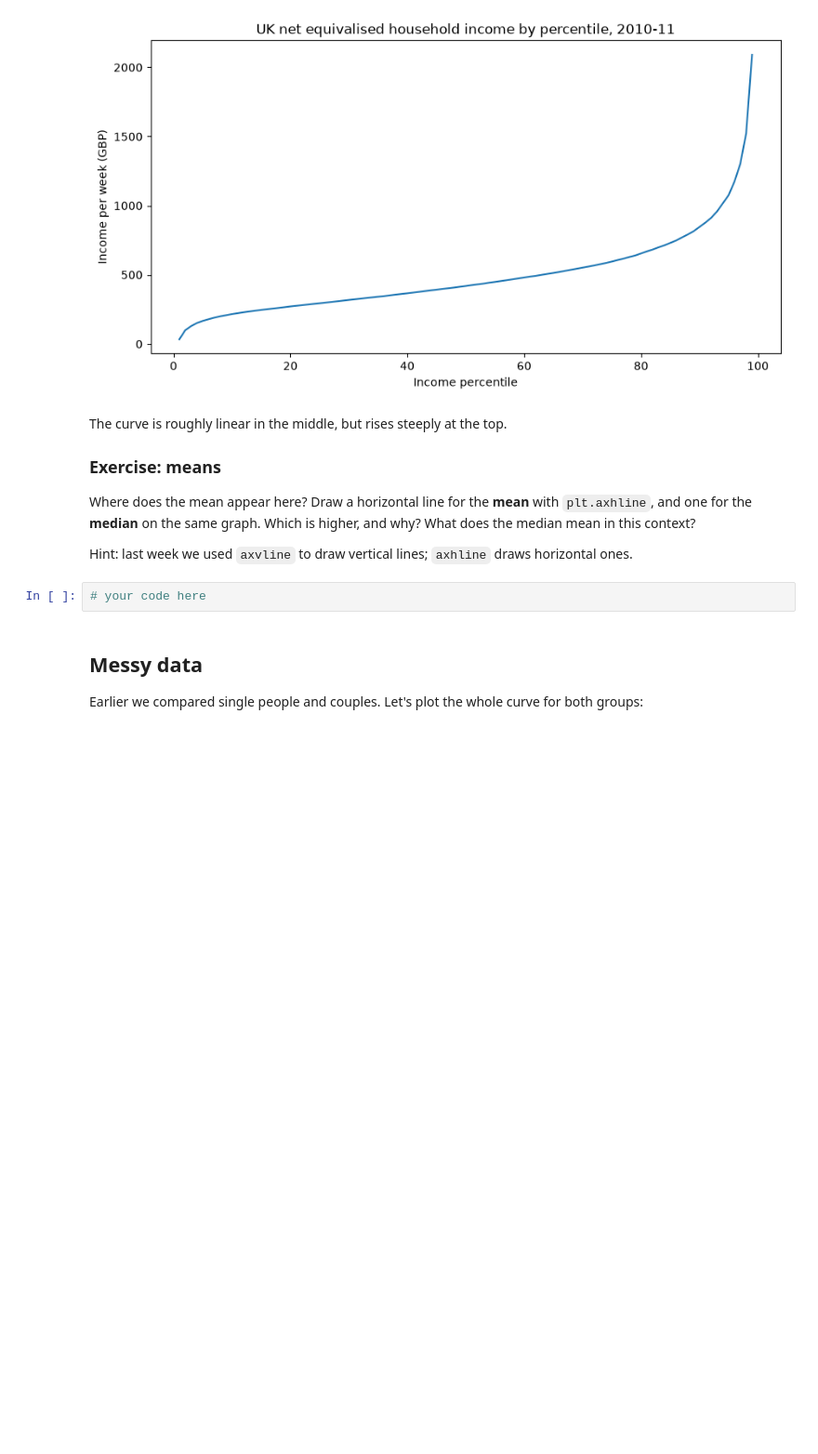
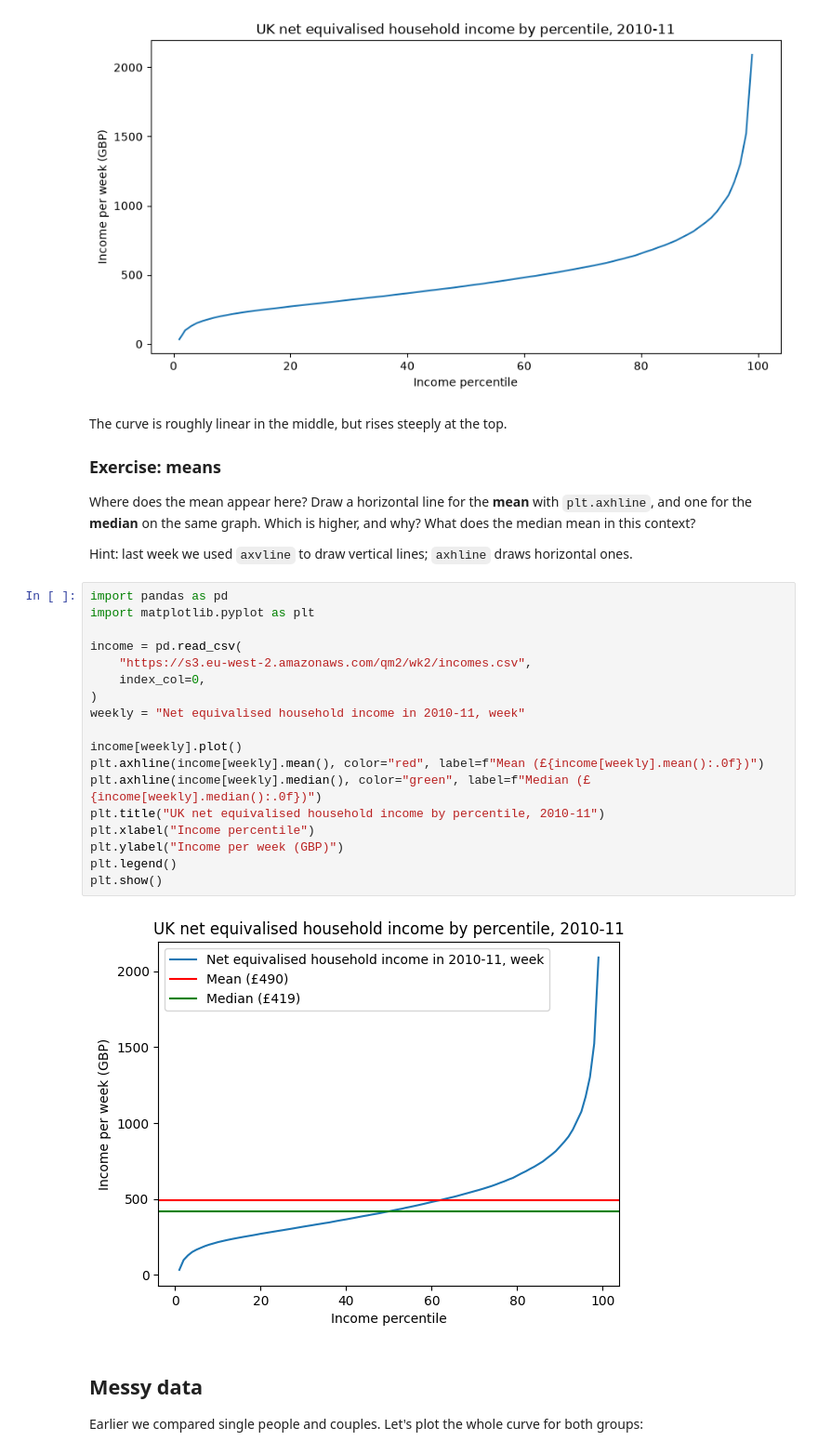
Before and after one commit to yichangxu29-ai/qm2, a Jupyter notebook: notebooks/W02. Pandas.ipynb, the cells around one changed output. Shown at 93% size. Saved outputs shown, nothing was run; the diff lists cells and outputs as text; blank space fills up the shorter version.

```diff
--- a/notebooks/W02. Pandas.ipynb
+++ b/notebooks/W02. Pandas.ipynb
@@ -147,7 +176,25 @@ Where does the mean appear here? Draw a horizontal line for the **mean** with `p
 
 Hint: last week we used `axvline` to draw vertical lines; `axhline` draws horizontal ones.
 # %%
-# your code here
+import pandas as pd
+import matplotlib.pyplot as plt
+
+income = pd.read_csv(
+    "https://s3.eu-west-2.amazonaws.com/qm2/wk2/incomes.csv",
+    index_col=0,
+)
+weekly = "Net equivalised household income in 2010-11, week"
+
+income[weekly].plot()
+plt.axhline(income[weekly].mean(), color="red", label=f"Mean (£{income[weekly].mean():.0f})")
+plt.axhline(income[weekly].median(), color="green", label=f"Median (£{income[weekly].median():.0f})")
+plt.title("UK net equivalised household income by percentile, 2010-11")
+plt.xlabel("Income percentile")
+plt.ylabel("Income per week (GBP)")
+plt.legend()
+plt.show()
+# %% [output]
+[figure, added]
 # %% [markdown]
 ## Messy data
 
```
Also changed, not shown: parts of 4 cells of this notebook.
